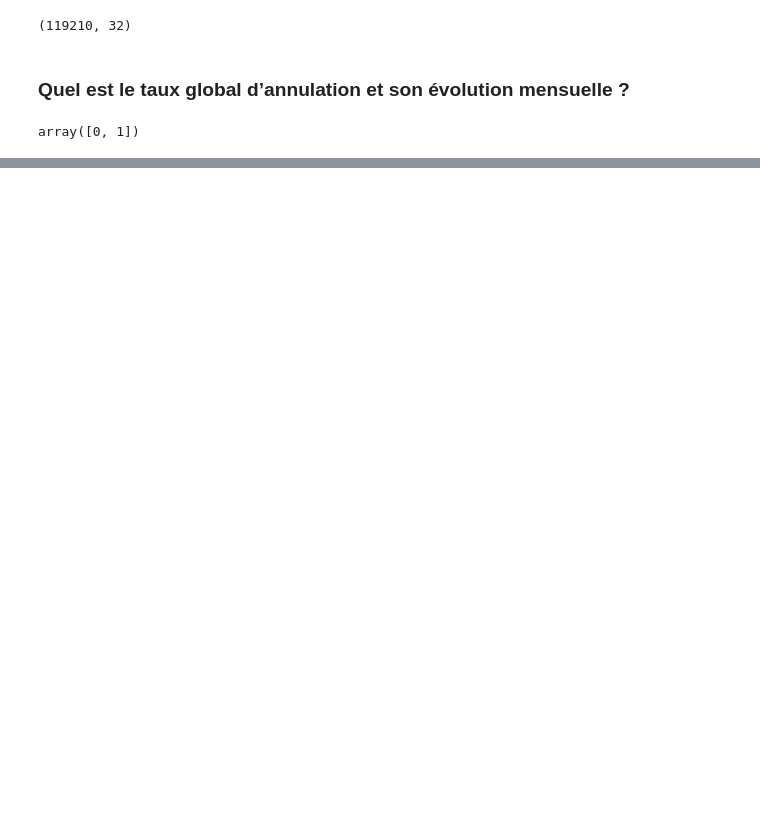
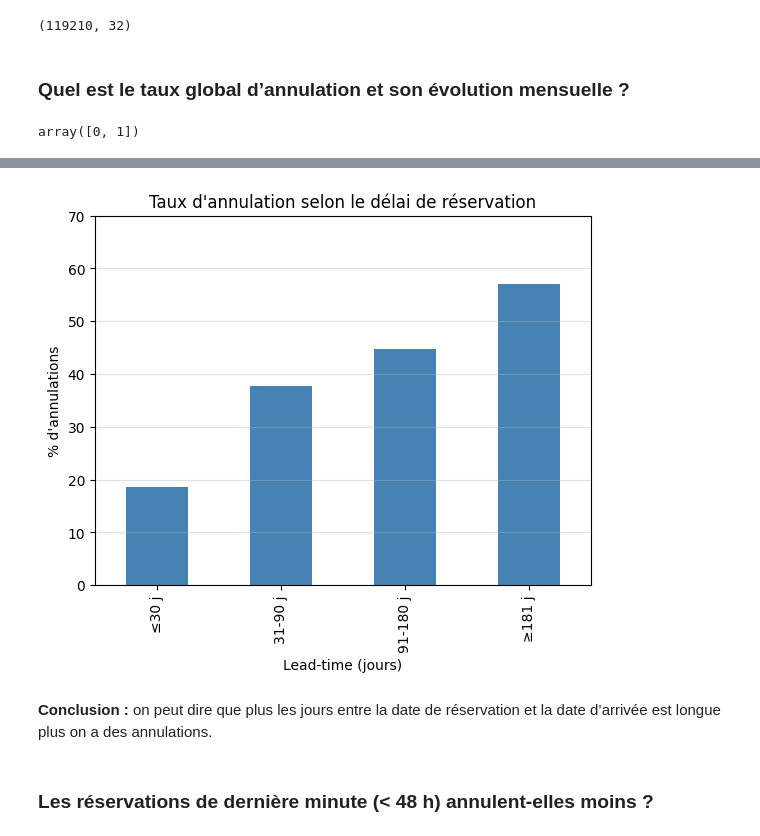
Before and after one commit to mandresyandri/hotel-booking-cancelation, a Jupyter notebook: model_build/data_exploration.ipynb, the cells around one changed output, grey strips where cells are left out. Cells and saved outputs as stored; diff of their text form; code cells hidden in the pictures; blank space fills up the shorter version.

```diff
--- a/model_build/data_exploration.ipynb
+++ b/model_build/data_exploration.ipynb
@@ -355,0 +354,27 @@ plt.show()
+# %%
+bins   = [-1, 30, 90, 180, float("inf")]
+labels = ["≤30 j", "31-90 j", "91-180 j", "≥181 j"]
+
+data["lead_bin"] = pd.cut(data["lead_time"], bins=bins, labels=labels)
+# %%
+cancel_rate = (
+    data.groupby("lead_bin")["is_canceled"]
+      .mean()
+      .mul(100)
+      .round(1)
+      .rename("% annul")
+)
+# %%
+cancel_rate.plot(kind="bar", color="steelblue")
+plt.title("Taux d'annulation selon le délai de réservation")
+plt.xlabel("Lead-time (jours)")
+plt.ylabel("% d'annulations")
+plt.ylim(0, 70)
+plt.grid(axis="y", alpha=.4)
+plt.show()
+# %% [output]
+[figure, added]
+# %% [markdown]
+**Conclusion :** on peut dire que plus les jours entre la date de réservation et la date d’arrivée est longue plus on a des annulations.
+# %% [markdown]
+### Les réservations de dernière minute (< 48 h) annulent-elles moins ?
```
Also changed, not shown: parts of 56 cells of this notebook.
